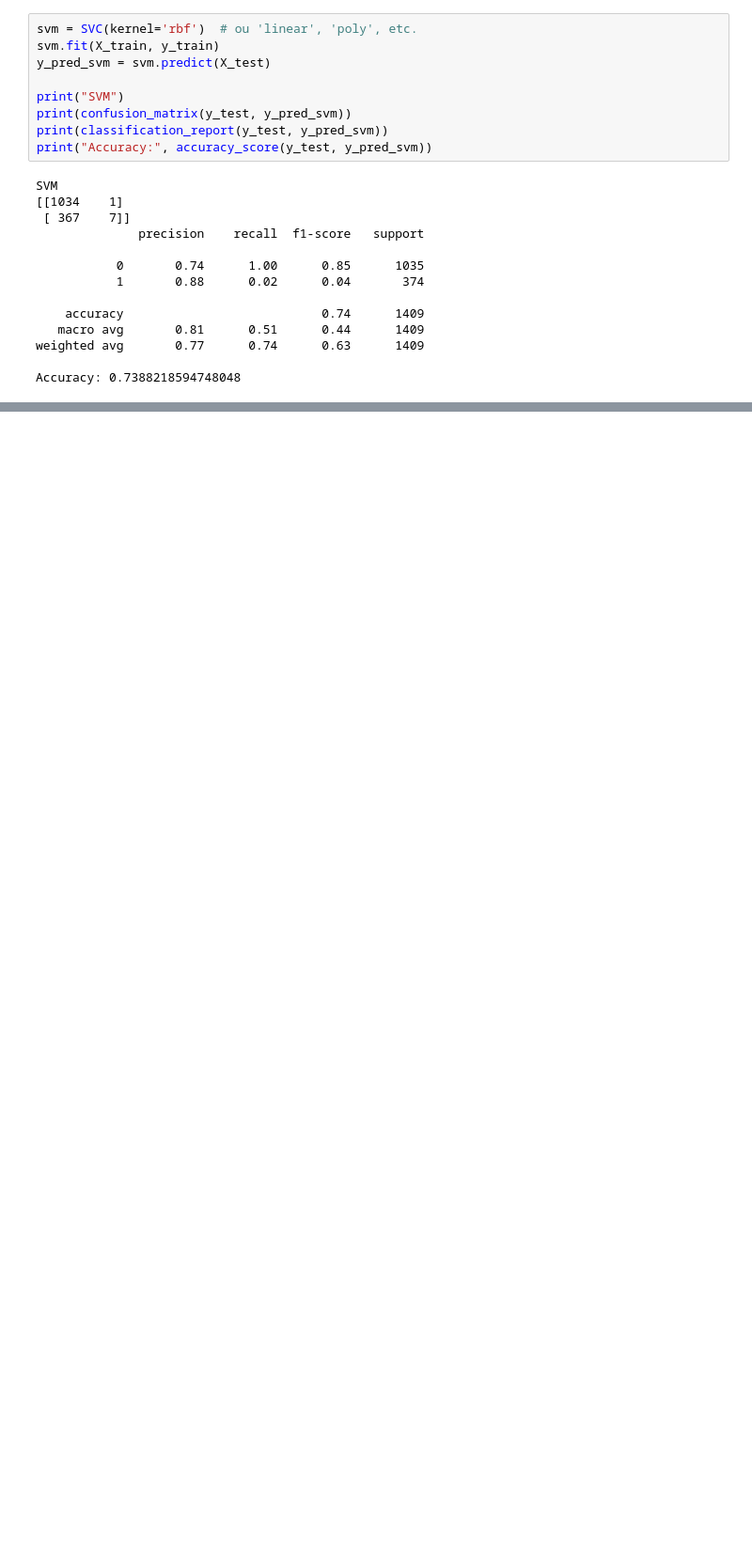
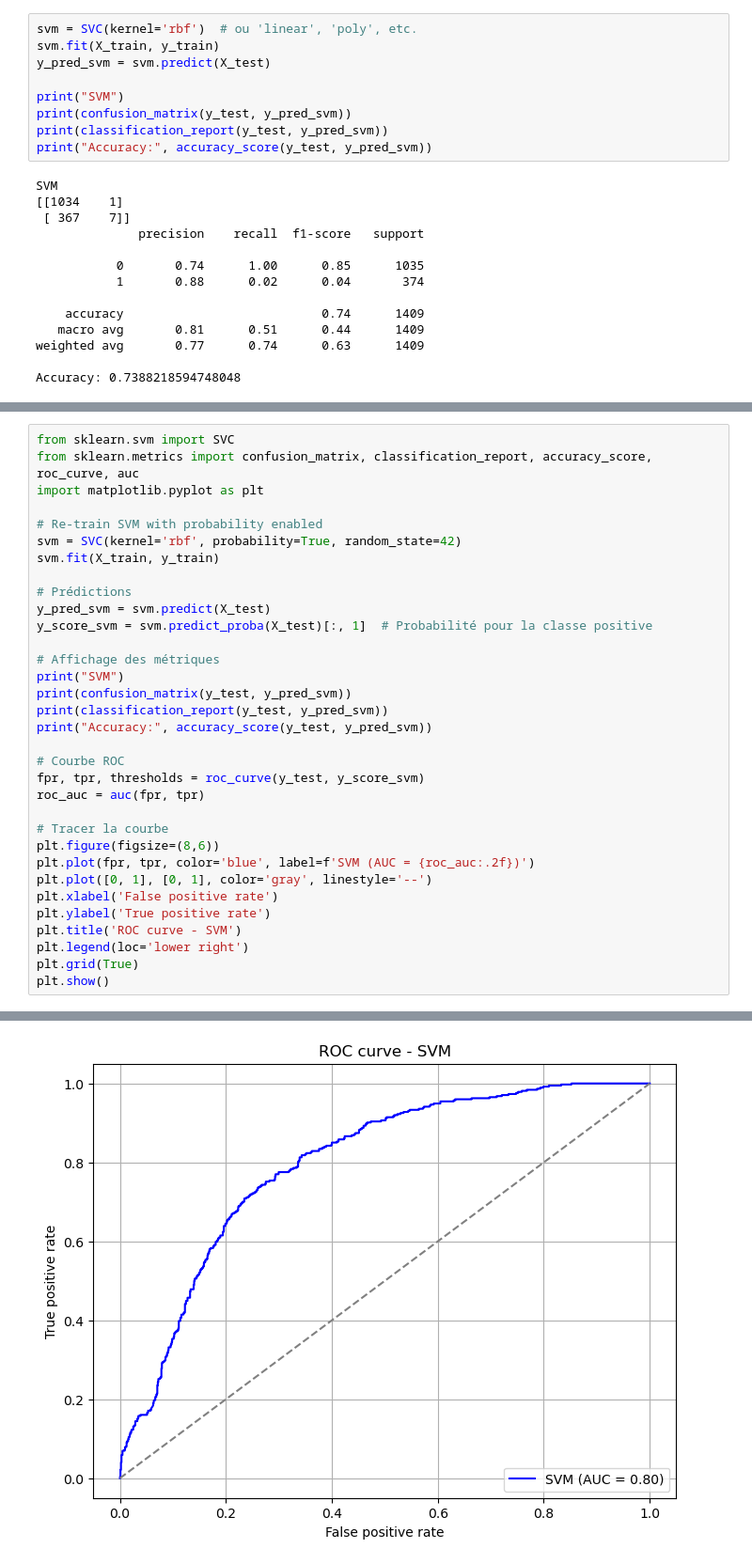
Before and after one commit to selenaiskounen/Clients-satisfaction-prediction, a Jupyter notebook: notebook/Notebook.ipynb, the cells around one changed output, grey strips where cells are left out. Shown: that part at 94% size. Drawn from its saved outputs; the diff is of its cells as text; blank space fills up the shorter version.

```diff
--- a/notebook/Notebook.ipynb
+++ b/notebook/Notebook.ipynb
@@ -176,0 +171,34 @@ SVC(probability=True)
+# %%
+from sklearn.svm import SVC
+from sklearn.metrics import confusion_matrix, classification_report, accuracy_score, roc_curve, auc
+import matplotlib.pyplot as plt
+
+# Re-train SVM with probability enabled
+svm = SVC(kernel='rbf', probability=True, random_state=42)
+svm.fit(X_train, y_train)
+
+# Prédictions
+y_pred_svm = svm.predict(X_test)
+y_score_svm = svm.predict_proba(X_test)[:, 1]  # Probabilité pour la classe positive
+
+# Affichage des métriques
+print("SVM")
+print(confusion_matrix(y_test, y_pred_svm))
+print(classification_report(y_test, y_pred_svm))
+print("Accuracy:", accuracy_score(y_test, y_pred_svm))
+
+# Courbe ROC
+fpr, tpr, thresholds = roc_curve(y_test, y_score_svm)
+roc_auc = auc(fpr, tpr)
+
+# Tracer la courbe
+plt.figure(figsize=(8,6))
+plt.plot(fpr, tpr, color='blue', label=f'SVM (AUC = {roc_auc:.2f})')
+plt.plot([0, 1], [0, 1], color='gray', linestyle='--')
+plt.xlabel('False positive rate')
+plt.ylabel('True positive rate')
+plt.title('ROC curve - SVM')
+plt.legend(loc='lower right')
+plt.grid(True)
+plt.show()
+# %% [output]
@@ -176,0 +218 @@ SVC(probability=True)
+[figure, added]
```
Also changed, not shown: parts of 10 cells of this notebook.
